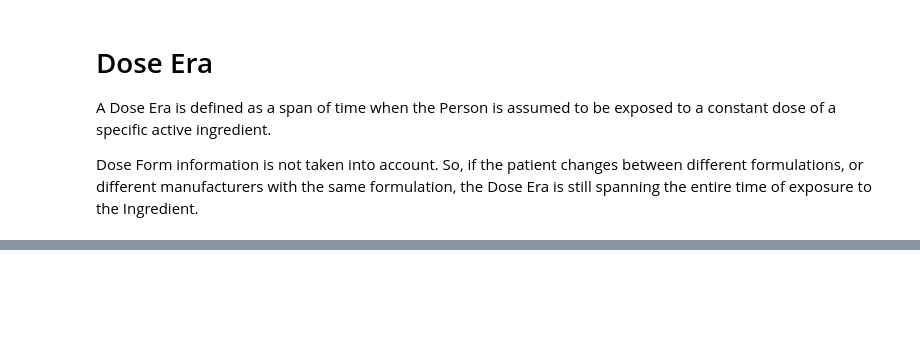
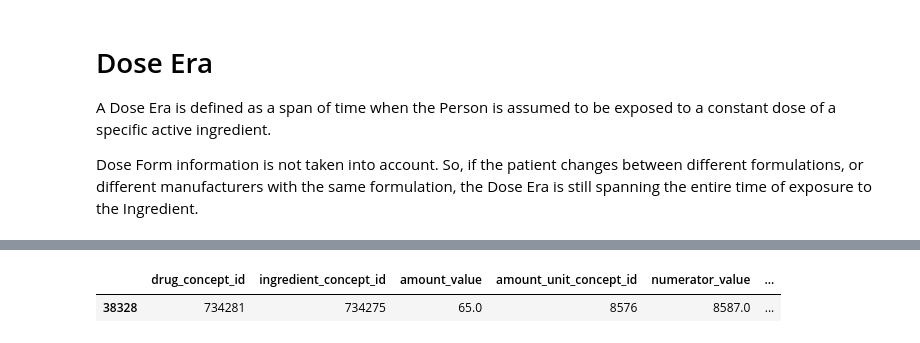
Before and after one commit to kumquat42/202402_MB_Data4Good_LinkR, a Jupyter notebook: 202402_MB_linkR_Notebook.ipynb, the cells around one changed output, grey strips where cells are left out. Saved outputs shown, nothing was run; the diff lists cells and outputs as text; code cells hidden in the pictures; blank space fills up the shorter version.

```diff
--- a/202402_MB_linkR_Notebook.ipynb
+++ b/202402_MB_linkR_Notebook.ipynb
@@ -225,0 +493,13 @@ len(temp_dose) #44
+# %%
+drug_strength[drug_strength['drug_concept_id']==734281] # it works
+'''
+phenobarbital 65 MG/ML
+
+drug_concept_id	ingredient_concept_id	amount_value	amount_unit_concept_id	numerator_value	numerator_unit_concept_id	denominator_value	denominator_unit_concept_id	box_size	valid_start_date	valid_end_date	invalid_reason
+734281	        734275	                65.0	            8576	                8587.0	    19700101	                20991231.0	            NaN	NaN	NaN	NaN	NaN
+8576 = mg... should be mg/ml
+8587 = mL...numeratot ! That's why. check with a TAB and others, check the numerator_unit_conceptid
+'''
+# %% [output]
+|  | drug_concept_id | ingredient_concept_id | amount_value | amount_unit_concept_id | numerator_value | ... |
+| 38328 | 734281 | 734275 | 65.0 | 8576 | 8587.0 | ... |
```
Also changed, not shown: parts of 21 cells of this notebook, 1 other file.
